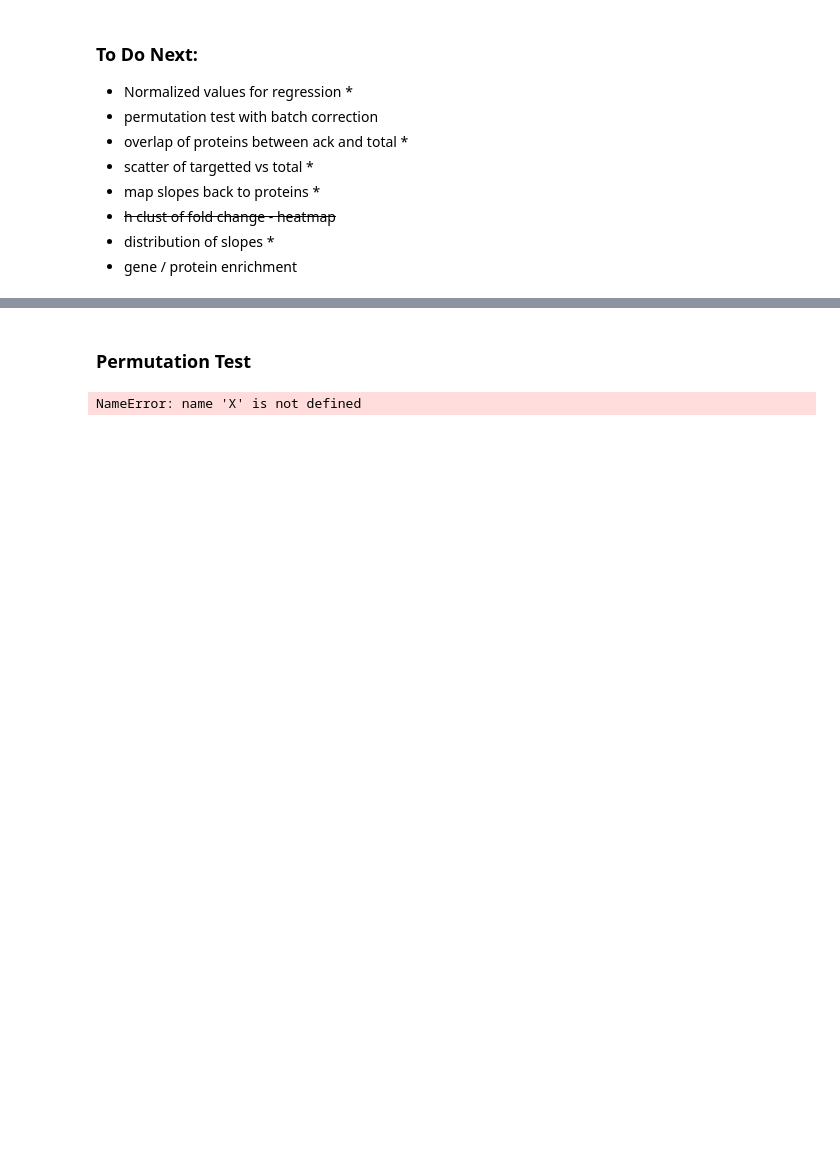
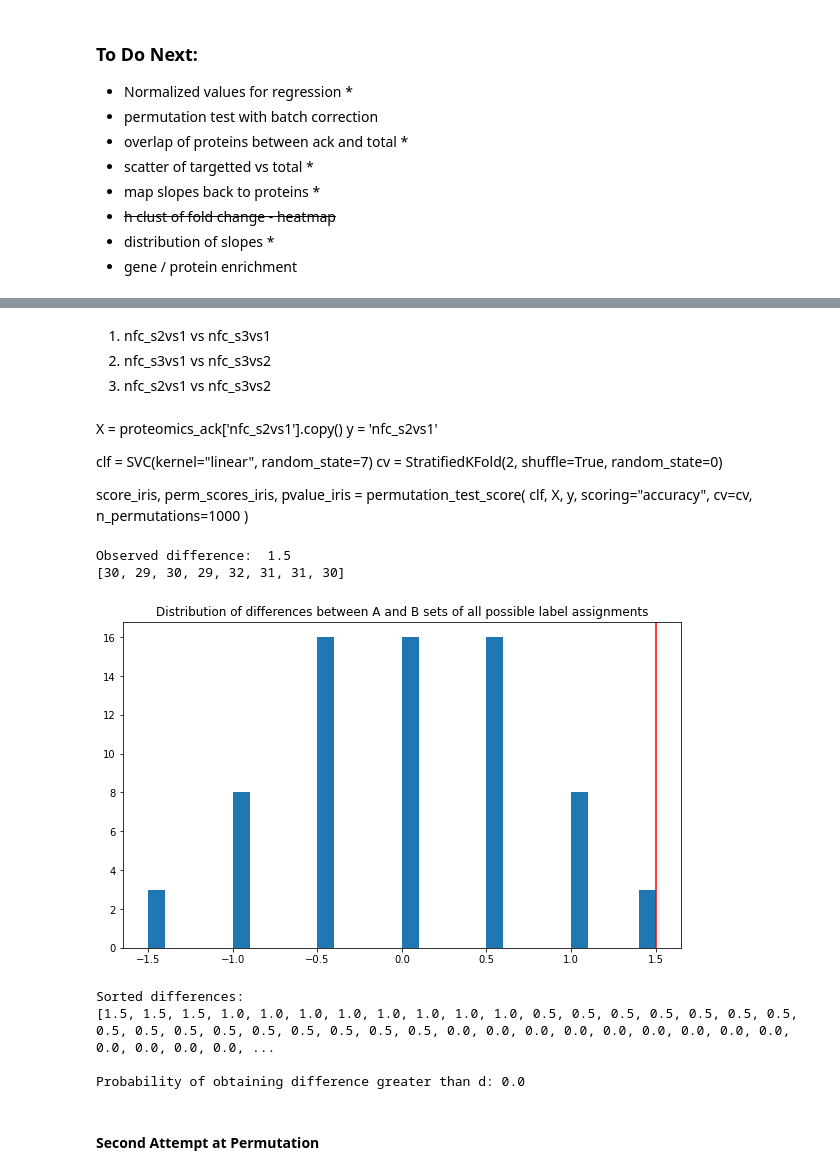
Before and after one commit to KyraGriffin/bmsip_internship_seta, a Jupyter notebook: protein_isolation.ipynb, the cells around one changed output, grey strips where cells are left out. Drawn from its saved outputs; the diff is of its cells as text; code cells hidden in the pictures; blank space fills up the shorter version.

```diff
--- a/protein_isolation.ipynb
+++ b/protein_isolation.ipynb
@@ -723,0 +740,14 @@ plt.show();
+# %% [markdown]
+1. nfc_s2vs1 vs nfc_s3vs1
+2. nfc_s3vs1 vs nfc_s3vs2
+3. nfc_s2vs1 vs nfc_s3vs2
+# %% [markdown]
+X = proteomics_ack['nfc_s2vs1'].copy()
+y = 'nfc_s2vs1'
+
+clf = SVC(kernel="linear", random_state=7)
+cv = StratifiedKFold(2, shuffle=True, random_state=0)
+
+score_iris, perm_scores_iris, pvalue_iris = permutation_test_score(
+    clf, X, y, scoring="accuracy", cv=cv, n_permutations=1000
+)
@@ -724,15 +803,19 @@ plt.show();
+# %%
+# test data
+A = [30, 29, 30, 29]
+B = [32, 31, 31, 30]
+
+# A = proteomics_ack['nfc_s2vs1'].tolist()
+# B = proteomics_ack['nfc_s3vs1'].tolist()
+
+permutation_test(A, B)
+# %% [output]
+Observed difference:  1.5
+[30, 29, 30, 29, 32, 31, 31, 30]
+[figure, added]
+Sorted differences:
+[1.5, 1.5, 1.5, 1.0, 1.0, 1.0, 1.0, 1.0, 1.0, 1.0, 1.0, 0.5, 0.5, 0.5, 0.5, 0.5, 0.5, 0.5, 0.5, 0.5, 0.5, 0.5, 0.5, 0.5, 0.5, 0.5, 0.5, 0.0, 0.0, 0.0, 0.0, 0.0, 0.0, 0.0, 0.0, 0.0, 0.0, 0.0, 0.0, 0.0, ...
+
+Probability of obtaining difference greater than d: 0.0
 # %% [markdown]
-### Permutation Test
+#### Second Attempt at Permutation
-# %%
-from sklearn.svm import SVC
-from sklearn.model_selection import StratifiedKFold
-from sklearn.model_selection import permutation_test_score
-
-clf = SVC(kernel="linear", random_state=7)
-cv = StratifiedKFold(2, shuffle=True, random_state=0)
-
-score_iris, perm_scores_iris, pvalue_iris = permutation_test_score(
-    clf, X, y, scoring="accuracy", cv=cv, n_permutations=1000
-)
-# %% [output]
-NameError: name 'X' is not defined
```
Also changed, not shown: parts of 6 cells of this notebook.
